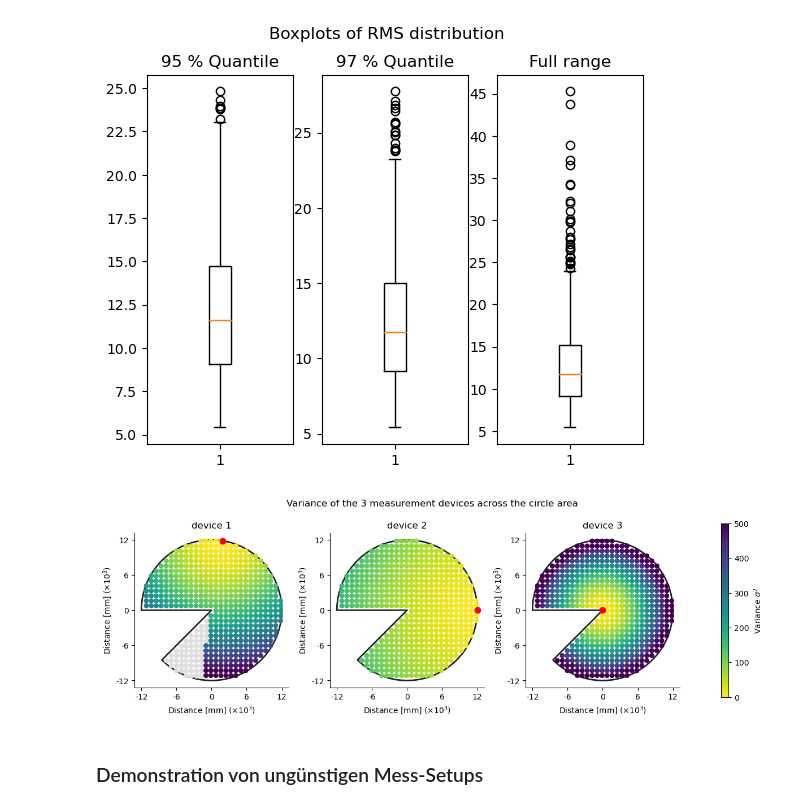
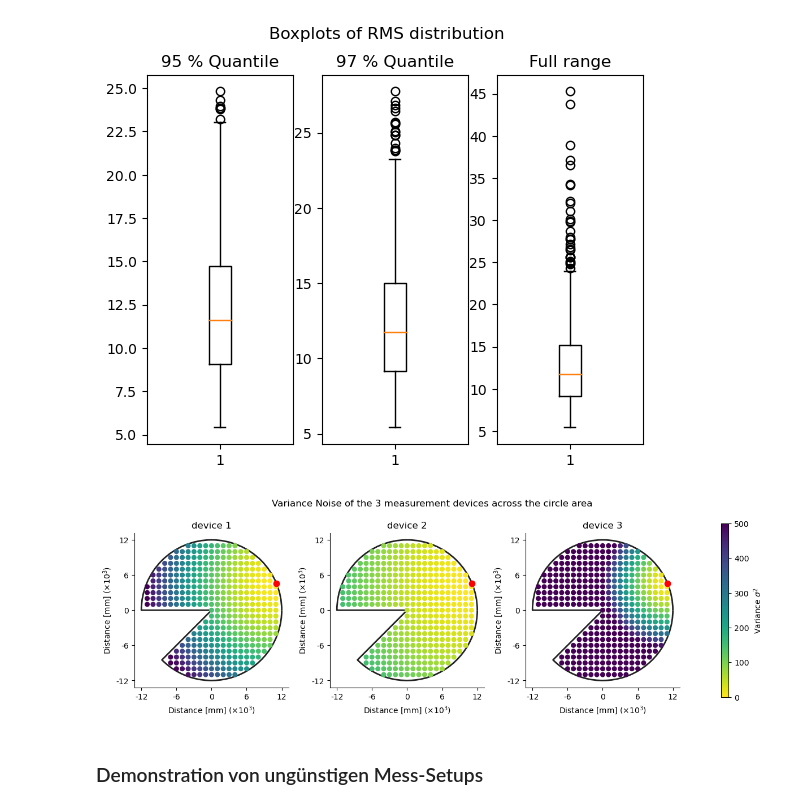
Before and after one commit to maximilian-nowak/modsim, a Jupyter notebook: projekt3_abgabe.ipynb, the cells around one changed output. Drawn from its saved outputs; the diff is of its cells as text; code cells hidden in the pictures.

```diff
--- a/projekt3_abgabe.ipynb
+++ b/projekt3_abgabe.ipynb
@@ -501,6 +501,20 @@ def compute_variances(X, Y, anchor, sigma):
 
     return variances
 
+
+# noise error functions
+s1 = lambda r: 0.2 + 0.001*r
+s2 = lambda r: 1.0 + 0.0005*r
+s3 = lambda r: 0.5 + 0.002*r
+sigmas = [s1, s2, s3]
+
+grid = generate_circle_grid(12000, 850)
+
+anchors = np.array([(R*np.cos(theta), R*np.sin(theta)) for theta in [np.pi*0.125, np.pi*0.125, np.pi*0.125]])
+# anchors.append()
+# anchors.append((R*np.cos(np.pi*1.25), R*np.sin(np.pi*1.25)))
+# anchors.append((R*np.cos(np.pi*1.25), R*np.sin(np.pi*1.25)))
+# anchors = np.array([(0,0), (0,0), (0,0)])
 # Compute variances for each device
 variances1 = compute_variances(grid[:, 0], grid[:, 1], anchors[0], s1)
 variances2 = compute_variances(grid[:, 0], grid[:, 1], anchors[1], s2)
@@ -510,7 +524,7 @@ variances3 = compute_variances(grid[:, 0], grid[:, 1], anchors[2], s3)
 # Plot results
 fig = plt.figure(figsize=(12, 4))
 
-fig.suptitle(r'Variance of the 3 measurement devices across the circle area')
+fig.suptitle(r'Variance Noise of the 3 measurement devices across the circle area')
 gs = GridSpec(1, 4, width_ratios=[1, 1, 1, 0.05])     # divide figure into 4 columns, with last one colorbar
 axes = [fig.add_subplot(gs[0, i]) for i in range(3)]  # create subplots in the first 3 columns
 cbar_ax = fig.add_subplot(gs[0, 3])                   # create a subplot for the colorbar in the last column
@@ -520,34 +534,34 @@ for i, data in enumerate([variances1, variances2, variances3]):
 
     # plot circle elements
     for patch in get_wall_patches(R, (np.pi, np.pi*1.25)):
         ax.add_patch(patch)
 
     # plot variance of grid points
     ax.scatter(grid[np.isnan(data),0], grid[np.isnan(data), 1],vmin=0, s=30, color='#dfdfdf')
     scatter = ax.scatter(grid[:, 0], grid[:, 1], c=data, s=30, vmin=0, vmax=500, cmap='viridis_r')
     ax.plot(anchors[i, 0], anchors[i, 1], ".", color="red", markersize=15, zorder=2.5)
 
     # set title and axis configuration
     ax.set_title('device %s' % str(i+1))
     ax.set_aspect('equal', adjustable='box')
     ax.spines['right'].set_visible(False)
     ax.spines['top'].set_visible(False)
     ax.set_xticks([-12000, -6000, 0, 6000, 12000])
     ax.set_yticks([-12000, -6000, 0, 6000, 12000])
     ax.yaxis.set_ticks_position('left')
     ax.xaxis.set_ticks_position('bottom')
     ax.set_xlabel(r"Distance [mm] $(\times 10^{3}$)")
     ax.set_ylabel(r"Distance [mm] $(\times 10^{3}$)")
     ax.yaxis.set_major_formatter(ticker.FuncFormatter(lambda x, pos: f'{x/1000:.0f}'))
     ax.xaxis.set_major_formatter(ticker.FuncFormatter(lambda x, pos: f'{x/1000:.0f}'))
 
 # Create a colorbar
 cbar = plt.colorbar(scatter, cax=cbar_ax, label=r'Variance $\sigma^2$')
 
 plt.tight_layout()
 plt.show()
 # %% [output]
-[figure, old version]
+[figure, new version]
 # %% [markdown]
 ### Demonstration von ungünstigen Mess-Setups
 # %% [markdown]
```
Also changed, not shown: parts of 2 cells of this notebook.
